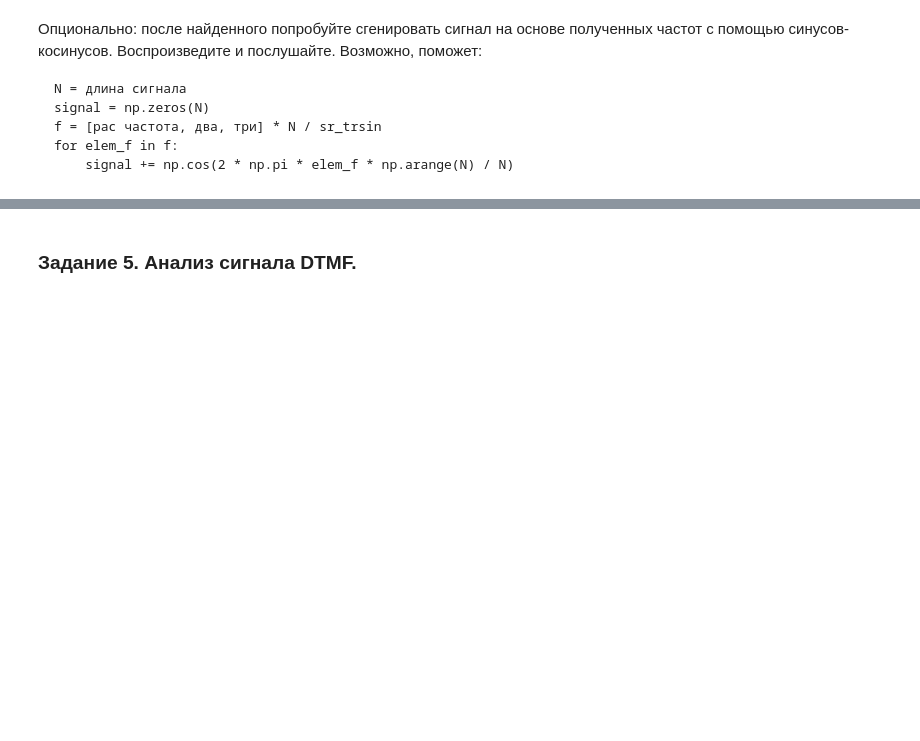
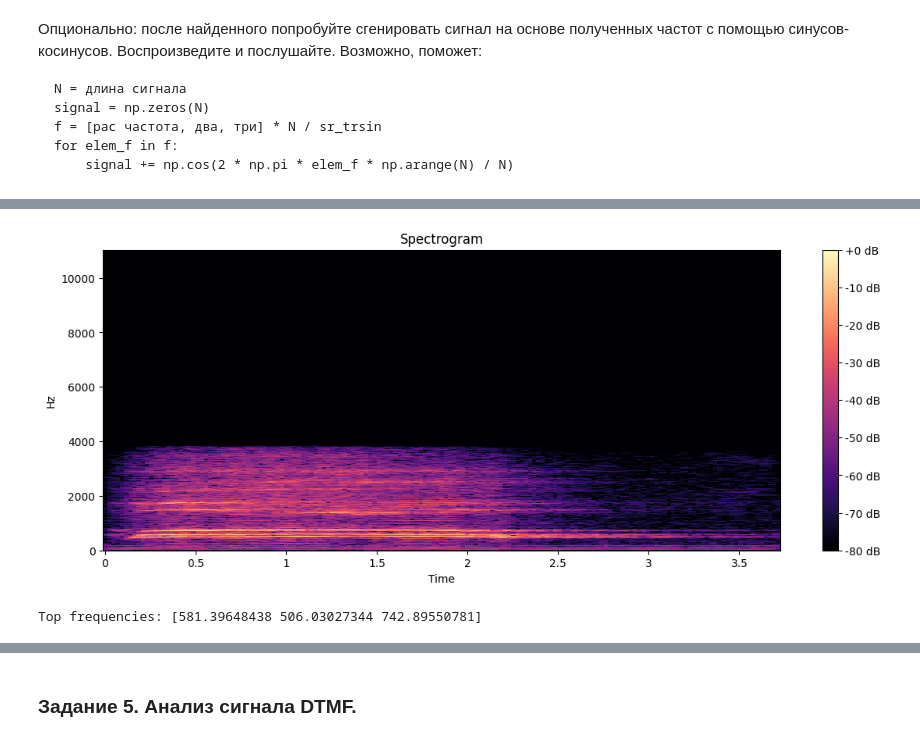
Before and after one commit to Mayonnaise-Slap/CompMus, a Jupyter notebook: Copy_of_MIR_Individual_tasks.ipynb, the cells around one changed output, grey strips where cells are left out. Saved outputs shown, nothing was run; the diff lists cells and outputs as text; code cells hidden in the pictures; blank space fills up the shorter version.

```diff
--- a/Copy_of_MIR_Individual_tasks.ipynb
+++ b/Copy_of_MIR_Individual_tasks.ipynb
@@ -51,0 +52,31 @@ librosa.display.waveplot(train_whistle, sr=tw_sr)
+# %%
+import numpy as np
+
+n_fft = 2048
+hop_length = 512
+spec = np.abs(librosa.stft(y, n_fft=n_fft, hop_length=hop_length))
+
+plt.figure(figsize=(14, 5))
+librosa.display.specshow(librosa.amplitude_to_db(spec, ref=np.max),
+                         sr=sr, hop_length=hop_length, x_axis='time', y_axis='hz')
+plt.colorbar(format='%+2.0f dB')
+plt.title('Spectrogram')
+plt.show()
+
+freqs = librosa.fft_frequencies(sr=sr, n_fft=n_fft)
+amplitudes = np.max(spec, axis=1)
+idx = np.argsort(amplitudes)[::-1][:3]
+top_freqs = freqs[idx]
+
+print('Top frequencies:', top_freqs)
+
+duration = 5.0
+t = np.linspace(0, duration, int(sr * duration), endpoint=False)
+y_gen = np.zeros_like(t)
+for f in top_freqs:
+    y_gen += np.sin(2 * np.pi * f * t)
+y_gen /= len(top_freqs)
+ipd.Audio(y_gen, rate=sr)
+# %% [output]
+[figure, added]
+Top frequencies: [581.39648438 506.03027344 742.89550781]
```
Also changed, not shown: parts of 2 cells of this notebook.
